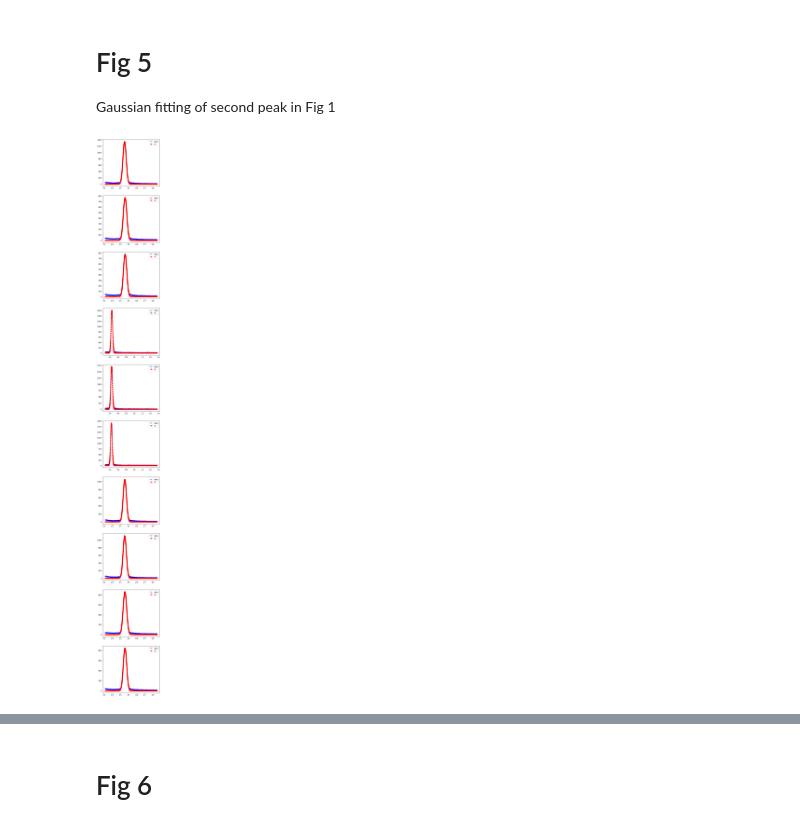
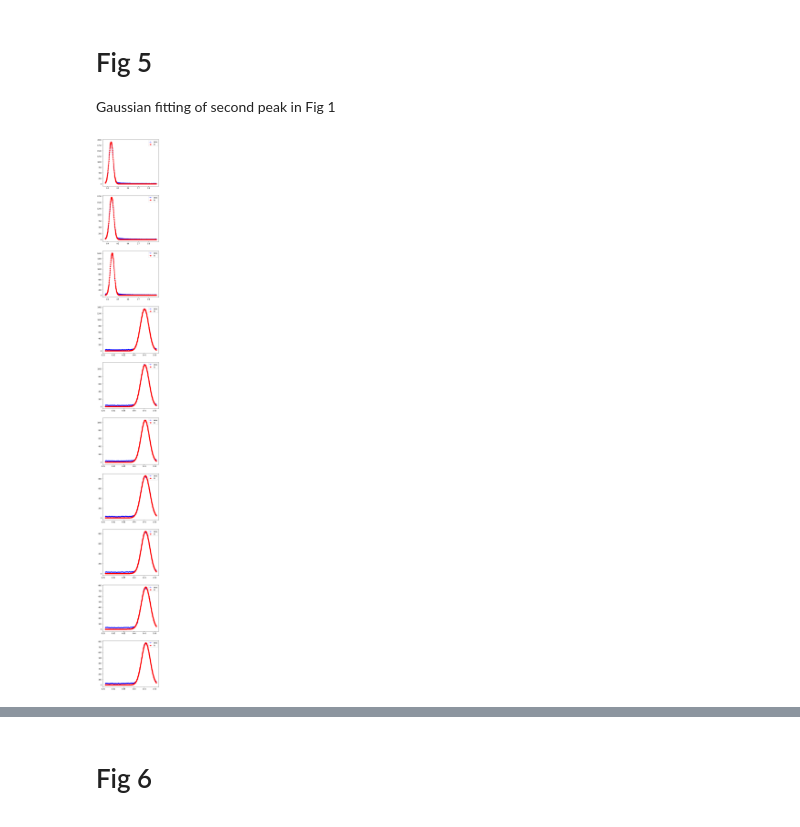
Before and after one commit to penguinlin777/data_processing, a Jupyter notebook: 20220407-0311-2.ipynb, the cells around one changed output, grey strips where cells are left out. Saved outputs shown, nothing was run; the diff lists cells and outputs as text; code cells hidden in the pictures.

```diff
--- a/20220407-0311-2.ipynb
+++ b/20220407-0311-2.ipynb
@@ -32,28 +59,16 @@ Drive already mounted at /content/drive; to attempt to forcibly remount, call dr
 # %%
-FILE_PATH = "/content/drive/MyDrive/data/20220407-0311-2"  # change data floder path here
-
 df_list = []
-temp_list = []
-def temp_convertor(center_degree):
-  return center_degree + 273
 
 for file_name in os.listdir(FILE_PATH):
   df = pd.read_csv(FILE_PATH + "/" + file_name, sep='\s+|\t| ',
         header=None, error_bad_lines=False, skiprows=16)
   df = df.iloc[:, 0:4]
   shape_x, shape_y = df.shape
-  if shape_y != 4 or shape_y > 5000:
+  if shape_y != 4:
     print("file name:" + file_name)
     raise Exception("Wrong file format")
   df_list.append(df)
-  print(file_name)
-  # 从文件名中提取温度值，根据文件名选用下面的语句
-  converted_name = file_name[0:file_name.find('_')] # Option 1
-  # converted_name = file_name[0:file_name.find('.')] # Option 2
-  temp_list.append(temp_convertor(int(converted_name)))
 
-for df, file_name in zip(df_list, os.listdir(FILE_PATH)):
-  print(file_name)
-  print(df.head(3))
-
-print(temp_list)
+# for df, file_name in zip(df_list, os.listdir(FILE_PATH)):
+#   print(file_name)
+#   print(df.head(3))
@@ -78,0 +75,11 @@ print(temp_list)
+# %%
+# sort data base on temperature
+def sort_data(x, y):
+  xy = [(xi, yi) for xi, yi in zip(x, y)]
+  sorted_xy = sorted(xy, key=lambda item: item[0])
+
+  return [xi for xi, _ in sorted_xy], [yi for _, yi in sorted_xy]
+
+temp_list, df_list = sort_data(temp_list, df_list)
+
+print(temp_list)
@@ -128,8 +126,8 @@ Find second peaks with scipy
 # %%
 # Option 2: region maximum
 
-REGION_START = 150
-REGION_END = 250
+REGION_START = 200
+REGION_END = 700
 
 peaks_value = []
 
@@ -264,36 +249,36 @@ Gaussian fitting of second peak in Fig 1
 from scipy.optimize import curve_fit
 import warnings
 import numpy as np
 
 warnings.filterwarnings('ignore')
 
-START_REGION = 100
-END_REGION  = 1000
+START_REGION = 150
+END_REGION  = 500
 
 def gaus(x, a, x0, sigma):
   return a * np.exp(-(x - x0)**2 / (2 * sigma**2))
 
 plt.figure(figsize=(6, 6 * len(df_list)))
 
 fit_opt = []  # fitting parameters
 
 for i, df in enumerate(df_list):
   plt.subplot(len(df_list), 1, i + 1)
   x = df.iloc[START_REGION: END_REGION, 3] * 10
   y = df.iloc[START_REGION: END_REGION, 1]
 
   n = len(x)
   mean = sum(x * y) / sum(y)
   sigma = np.sqrt(sum(y * (x - mean)**2) / sum(y))
 
   popt, pcov = curve_fit(gaus, x, y, p0=[1, mean, sigma])
   fit_opt.append(popt)
   # popt是优化之后的三个参数，直接带入gauss使用
   plt.plot(x, y, 'b+:', label='data')
   plt.plot(x, gaus(x, *popt), 'ro:', label='fit')
   plt.legend()
 # %% [output]
-[figure, old version]
+[figure, new version]
 # %%
 # 峰值的半峰宽度
 def peak(x, c):
```
Also changed, not shown: parts of 12 cells of this notebook.
